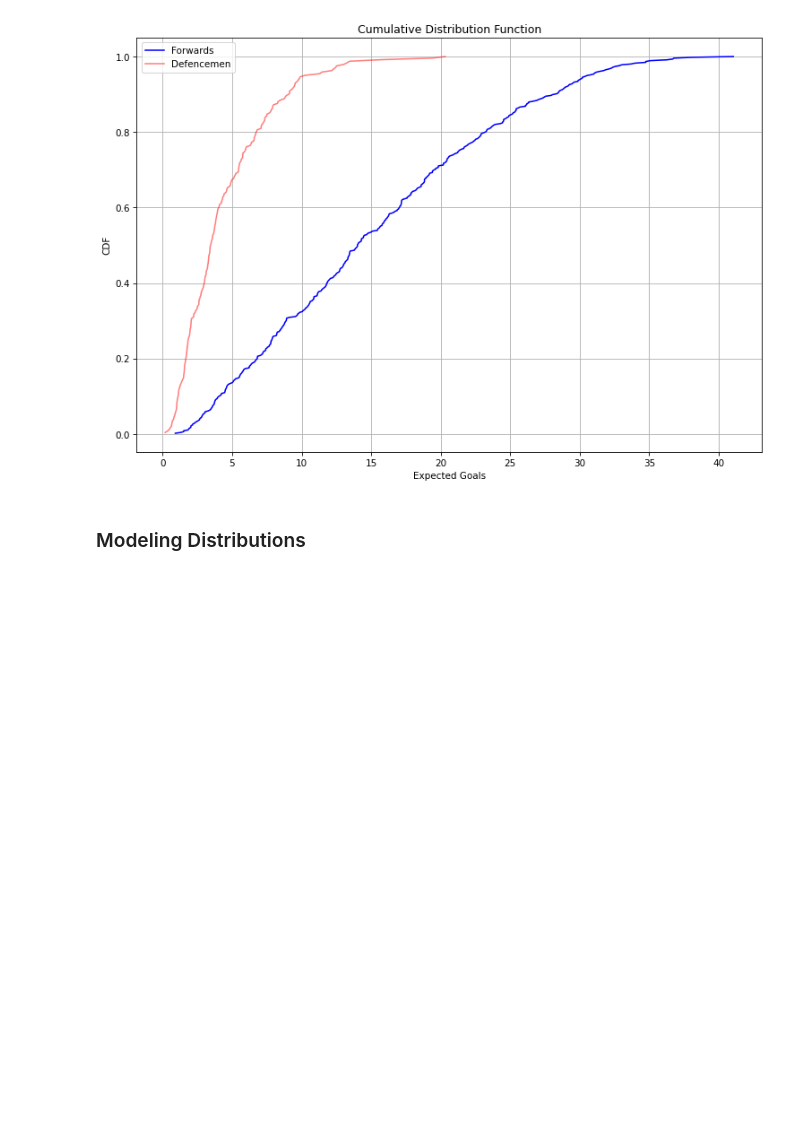
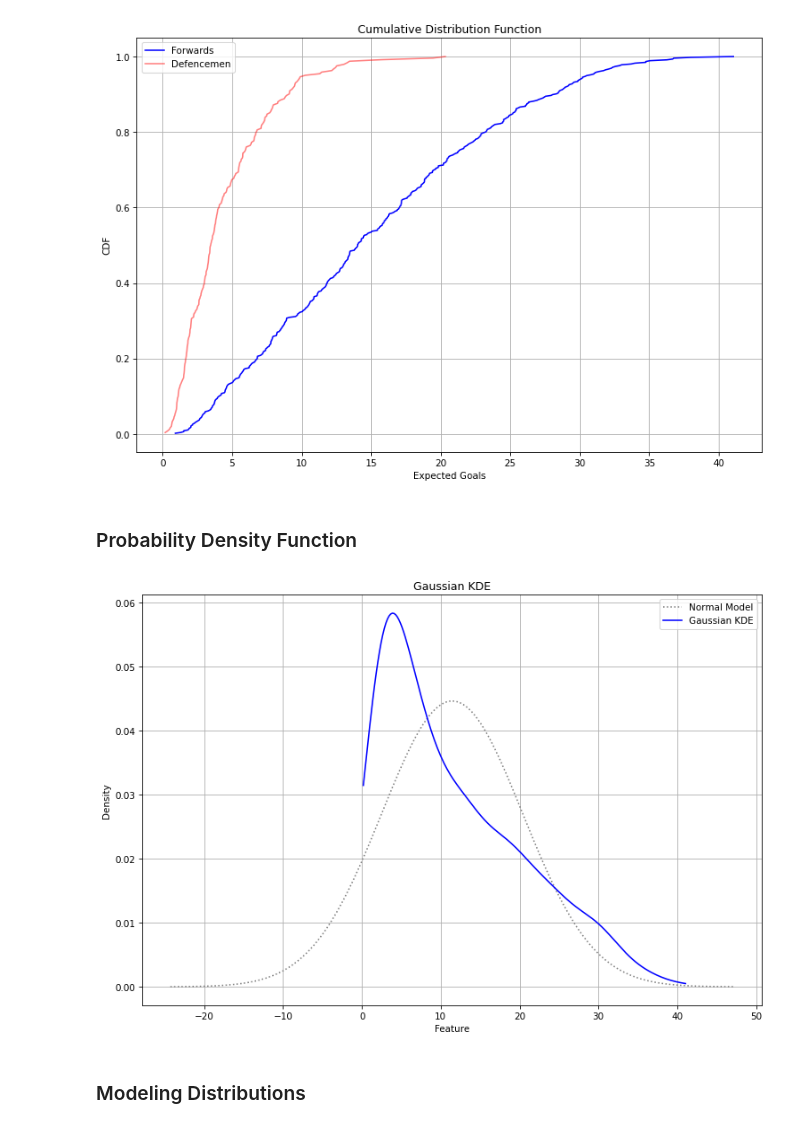
Before and after one commit to thedanicode24/moneypuck-data, a Jupyter notebook: skaters/expected-goals.ipynb, the cells around one changed output. Drawn from its saved outputs; the diff is of its cells as text; code cells hidden in the pictures; blank space fills up the shorter version.

```diff
--- a/skaters/expected-goals.ipynb
+++ b/skaters/expected-goals.ipynb
@@ -144,5 +150,11 @@ Quartile skewness: 0.27
 da.plot_two_cdfs(df_forwards[feature], df_dmen[feature], label1=label1, label2=label2, xlabel=label)
 # %% [output]
 [figure]
+# %% [markdown]
+### Probability Density Function
+# %%
+da.plot_gaussian_kde(df_goals[feature])
+# %% [output]
+[figure, added]
 # %% [markdown]
 ### Modeling Distributions
```
Also changed, not shown: parts of 9 cells of this notebook, 2 other files.
